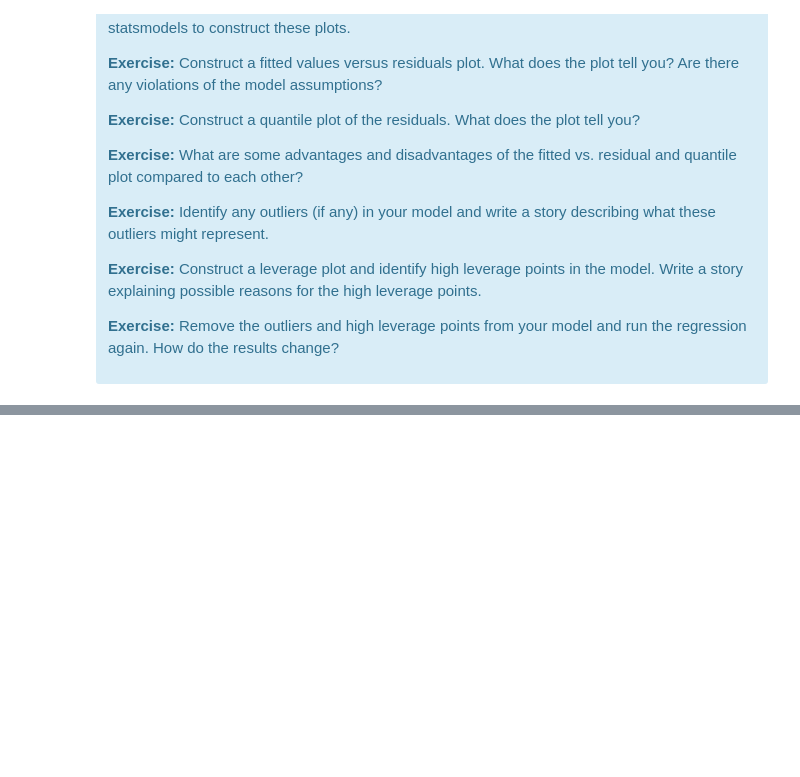
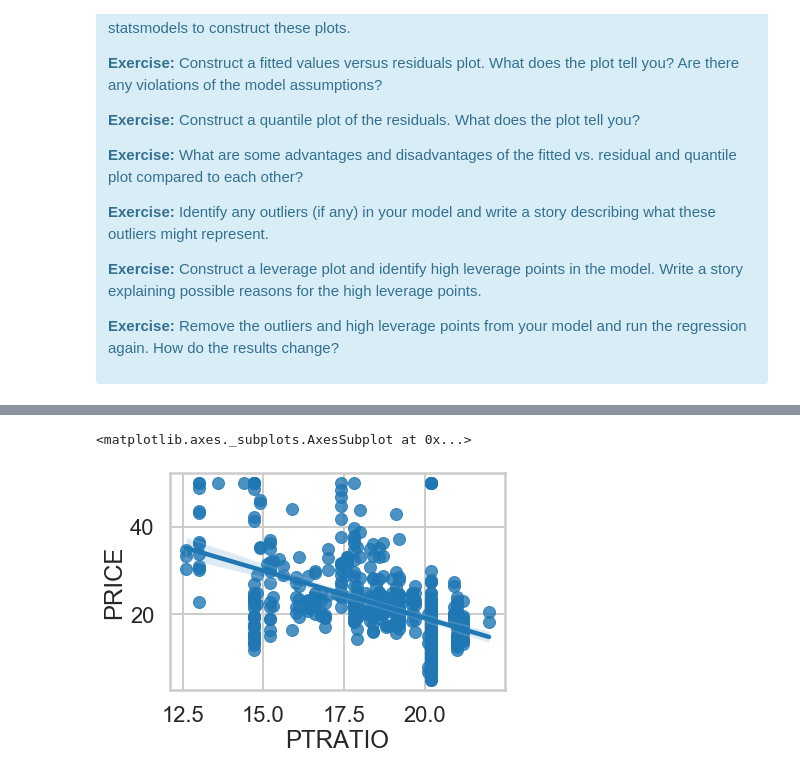
Before and after one commit to jacquelineguo/Linear-Regression-Using-Boston-Housing-Data-Set, a Jupyter notebook: Mini_Project_Linear_Regression.ipynb, the cells around one changed output, grey strips where cells are left out. Drawn from its saved outputs; the diff is of its cells as text; code cells hidden in the pictures; blank space fills up the shorter version.

```diff
--- a/Mini_Project_Linear_Regression.ipynb
+++ b/Mini_Project_Linear_Regression.ipynb
@@ -884,0 +940,5 @@ There are some other issues that are important investigate with linear regressio
+# %%
+sns.regplot(y="PRICE", x="PTRATIO", data=bos, fit_reg = True)
+# %% [output]
+<matplotlib.axes._subplots.AxesSubplot at 0x...>
+[figure, added]
```
Also changed, not shown: parts of 12 cells of this notebook.
